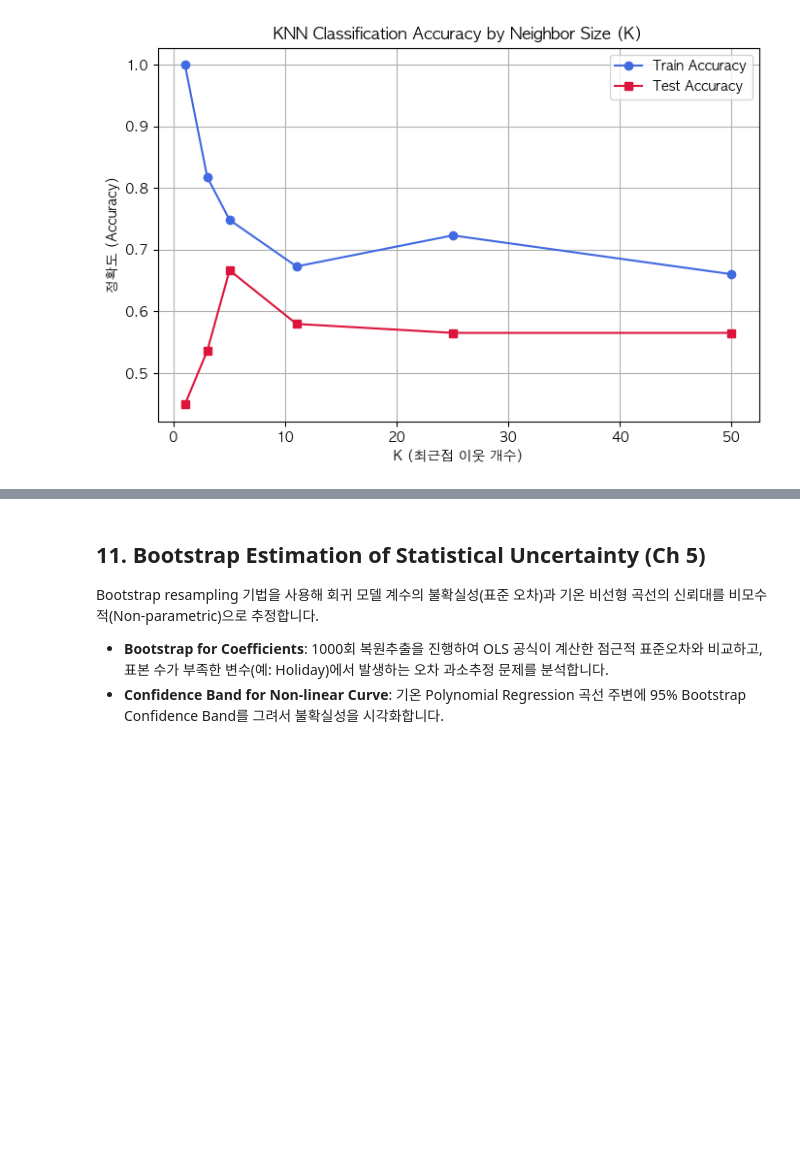
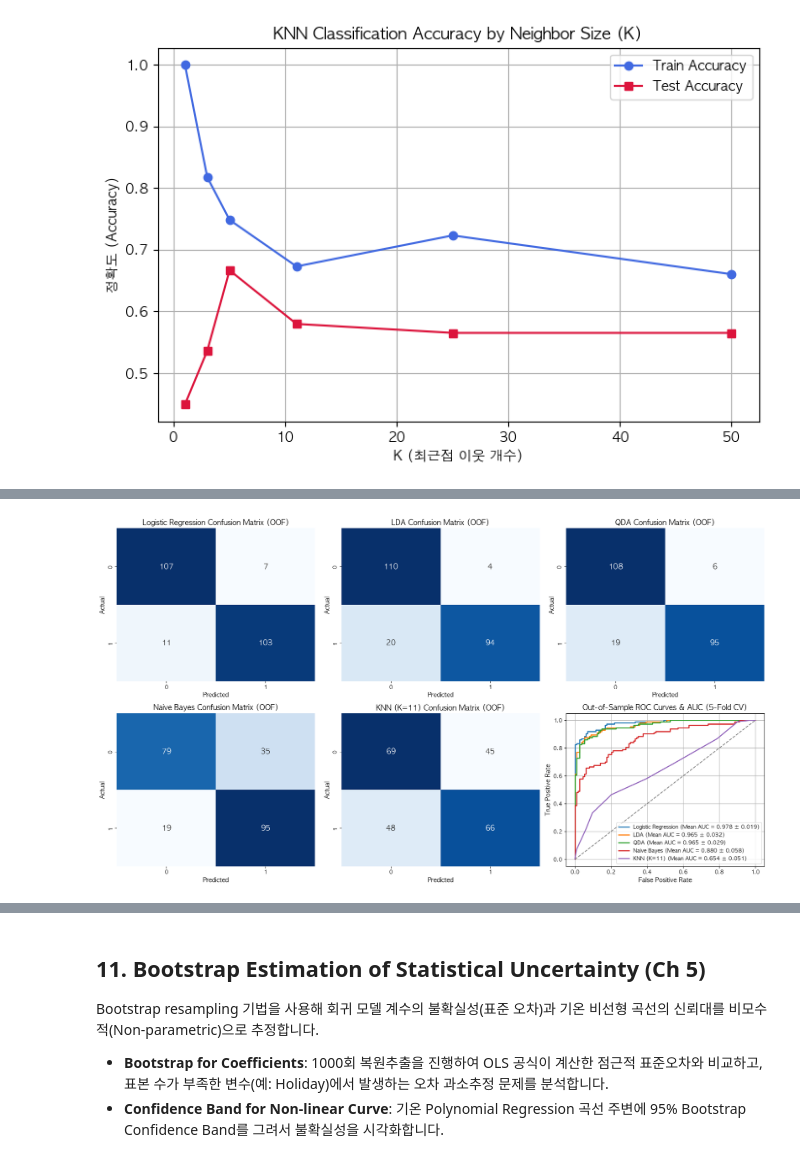
Before and after one commit to todayoneul/ddarungyee, a Jupyter notebook: 22100757_term_project.ipynb, the cells around one changed output, grey strips where cells are left out. Cells and saved outputs as stored; diff of their text form; code cells hidden in the pictures; blank space fills up the shorter version.

```diff
--- a/22100757_term_project.ipynb
+++ b/22100757_term_project.ipynb
@@ -947,0 +901,93 @@ plt.show()
+# %%
+# [참조 실습 파일: ch04_lab_class_t01.html]
+# 5-Fold Stratified Cross-Validation을 이용한 분류 모델들의 Out-of-Sample ROC/AUC 및 혼동 행렬 평가
+# 10-5. 분류 모델 성능 종합 평가 (Out-of-Sample ROC Curves & Confusion Matrices via 5-Fold CV)
+from sklearn.metrics import confusion_matrix, roc_curve, auc
+from sklearn.model_selection import StratifiedKFold
+import statsmodels.api as sm
+from sklearn.discriminant_analysis import LinearDiscriminantAnalysis as LDA
+from sklearn.discriminant_analysis import QuadraticDiscriminantAnalysis as QDA
+from sklearn.naive_bayes import GaussianNB
+from sklearn.neighbors import KNeighborsClassifier
+import seaborn as sns
+import matplotlib.pyplot as plt
+
+cv = StratifiedKFold(n_splits=5, shuffle=True, random_state=42)
+
+models_cv = {
+    'Logistic Regression': None, # statsmodels Logit handled manually
+    'LDA': LDA(),
+    'QDA': QDA(),
+    'Naive Bayes': GaussianNB(),
+    'KNN (K=11)': KNeighborsClassifier(n_neighbors=11)
+}
+
+# Arrays to store out-of-fold probability predictions
+oof_probs = {name: np.zeros(len(daily_df)) for name in models_cv.keys()}
+fold_aucs = {name: [] for name in models_cv.keys()}
+
+for train_idx, test_idx in cv.split(X_sklearn, y_logit):
+    X_train_sk, X_test_sk = X_sklearn.iloc[train_idx], X_sklearn.iloc[test_idx]
+    X_train_sm, X_test_sm = X_logit.iloc[train_idx], X_logit.iloc[test_idx]
+    y_train_fold, y_test_fold = y_logit.iloc[train_idx], y_logit.iloc[test_idx]
+
+    # Logistic Regression (statsmodels)
+    try:
+        model_logit_fold = sm.Logit(y_train_fold, X_train_sm).fit(disp=0)
+        pred_logit = model_logit_fold.predict(X_test_sm)
+    except Exception as e:
+        from sklearn.linear_model import LogisticRegression
+        lr_fallback = LogisticRegression(penalty=None, solver='lbfgs', max_iter=1000).fit(X_train_sk, y_train_fold)
+        pred_logit = lr_fallback.predict_proba(X_test_sk)[:, 1]
+
+    oof_probs['Logistic Regression'][test_idx] = pred_logit
+    fpr_logit, tpr_logit, _ = roc_curve(y_test_fold, pred_logit)
+    fold_aucs['Logistic Regression'].append(auc(fpr_logit, tpr_logit))
+
+    # Other models
+    for name, model in models_cv.items():
+        if name == 'Logistic Regression':
+            continue
+        model_fold = model.fit(X_train_sk, y_train_fold)
+        pred = model_fold.predict_proba(X_test_sk)[:, 1]
+        oof_probs[name][test_idx] = pred
+        fpr, tpr, _ = roc_curve(y_test_fold, pred)
+        fold_aucs[name].append(auc(fpr, tpr))
+
+# Confusion Matrix 및 ROC Curve 시각화
+fig, axes = plt.subplots(2, 3, figsize=(18, 10))
+axes = axes.ravel()
+
+for i, (name, prob) in enumerate(oof_probs.items()):
+    pred = (prob > 0.5).astype(int)
+    cm = confusion_matrix(y_logit, pred)
+    sns.heatmap(cm, annot=True, fmt='d', cmap='Blues', ax=axes[i], cbar=False, annot_kws={'size':14})
+    axes[i].set_title(f'{name} Confusion Matrix (OOF)', fontsize=14)
+    axes[i].set_xlabel('Predicted', fontsize=12)
+    axes[i].set_ylabel('Actual', fontsize=12)
+
+# 6번째 위치에 ROC Curve
+ax_roc = axes[5]
+for name, prob in oof_probs.items():
+    fpr, tpr, _ = roc_curve(y_logit, prob)
+    global_auc = auc(fpr, tpr)
+    mean_auc = np.mean(fold_aucs[name])
+    std_auc = np.std(fold_aucs[name])
+    ax_roc.plot(fpr, tpr, label=f'{name} (Mean AUC = {mean_auc:.3f} ± {std_auc:.3f})', linewidth=2)
+
+ax_roc.plot([0, 1], [0, 1], color='gray', linestyle='--')
+ax_roc.set_title('Out-of-Sample ROC Curves & AUC (5-Fold CV)', fontsize=14)
+ax_roc.set_xlabel('False Positive Rate', fontsize=12)
+ax_roc.set_ylabel('True Positive Rate', fontsize=12)
+ax_roc.legend(fontsize=10, loc='lower right')
+ax_roc.grid(True)
+
+plt.tight_layout()
+plt.show()
+
+# Print mean and std fold-wise AUC
+print("=== 5-Fold CV Out-of-Sample AUC results ===")
+for name in oof_probs.keys():
+    print(f"{name}: Mean AUC = {np.mean(fold_aucs[name]):.4f} (Std = {np.std(fold_aucs[name]):.4f})")
+# %% [output]
+[figure, added]
```
Also changed, not shown: parts of 12 cells of this notebook, 1 other file.
